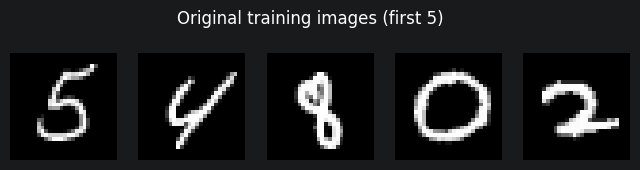
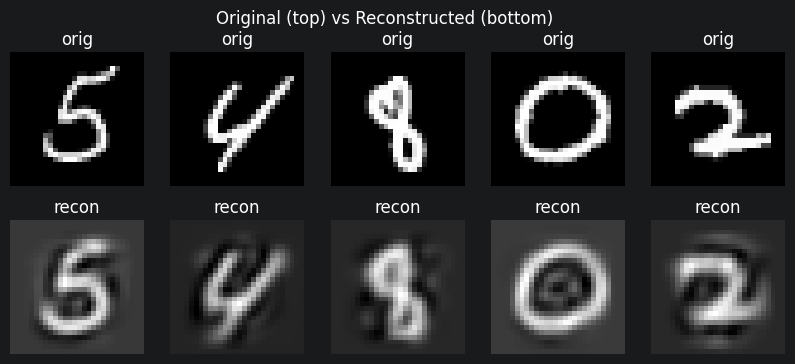
Unified diff of the notebook cell whose output changed from the first chart to the second:
--- before
+++ after
@@ -38,9 +38,9 @@
 for i in range(5):
     plt.subplot(2,5,i+1)
-    plt.imshow(X_train[i].reshape(image_side, image_side), cmap='gray')
+    plt.imshow(X_train[i].reshape(28, 28), cmap='gray')
     plt.title('orig')
     plt.axis('off')
     plt.subplot(2,5,5+i+1)
-    plt.imshow(X_train_recon[i].reshape(image_side, image_side), cmap='gray')
+    plt.imshow(X_train_recon[i].reshape(28, 28), cmap='gray')
     plt.title('recon')
     plt.axis('off')
@@ -54,5 +54,5 @@
 for i in range(n_show):
     plt.subplot(1,n_show,i+1)
-    plt.imshow(components[i].reshape(image_side, image_side), cmap='seismic')
+    plt.imshow(components[i].reshape(28, 28), cmap='seismic')
     plt.axis('off')
 plt.suptitle('First principal components as images')

Commit: p8